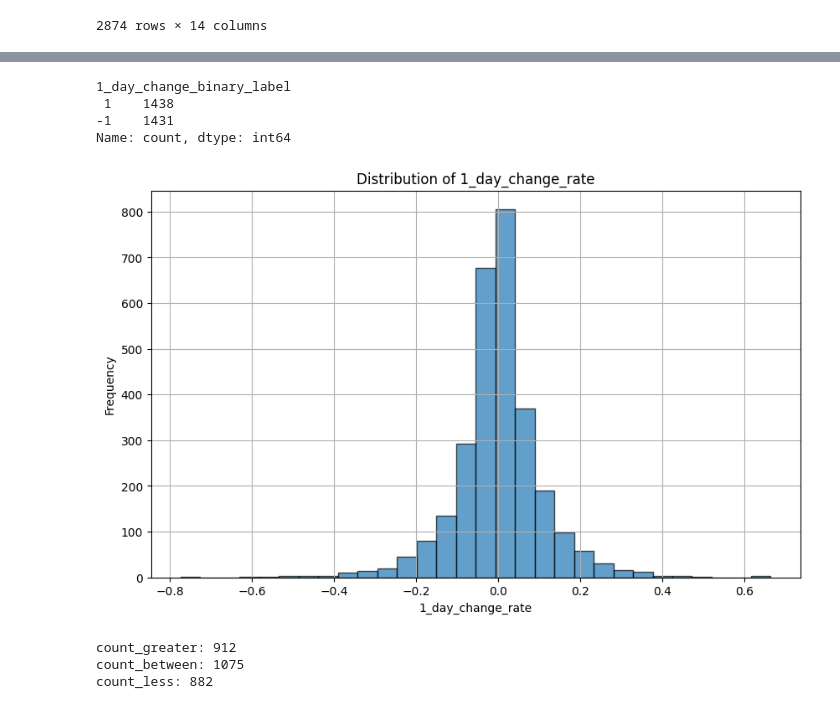
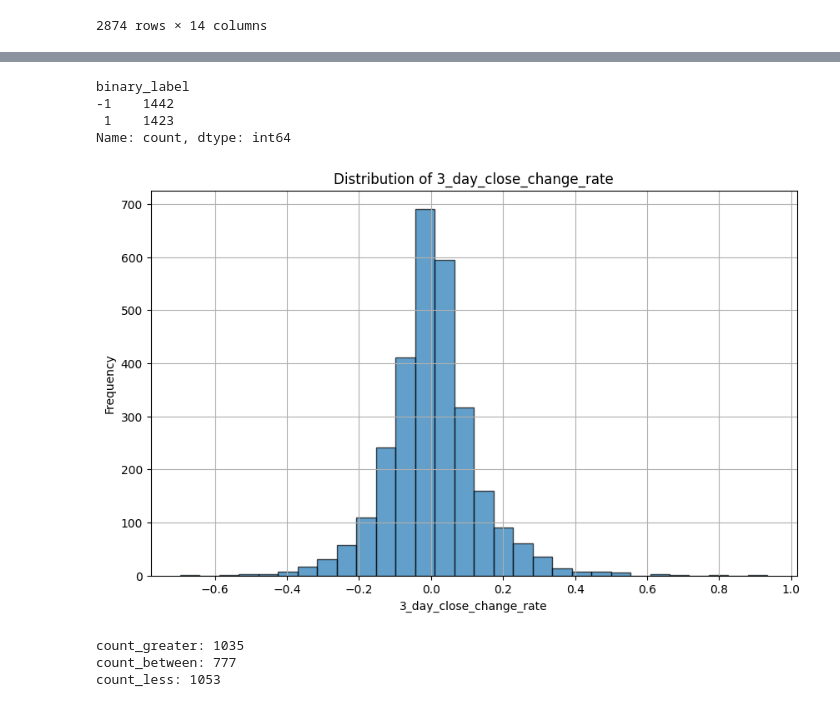
Before and after one commit to WangZiRongPraetorianGuard/earnings-call-predict-stock-price-movement, a Jupyter notebook: nasdaq_price_label.ipynb, the cells around one changed output, grey strips where cells are left out. Cells and saved outputs as stored; diff of their text form; code cells hidden in the pictures.

Commit message:
update 3 days change data

```diff
--- a/nasdaq_price_label.ipynb
+++ b/nasdaq_price_label.ipynb
@@ -123,3 +123,6 @@ new_df = new_df.drop(columns=['paragraphs0_day_close'])
 2874 rows × 14 columns
 # %%
 new_df.to_csv('scraping_data/' + formatted_date + 'nasdaq_price_volatility.csv', index=False)
+# %%
+new_df = pd.read_csv('scraping_data/20240531_nasdaq_price_volatility.csv')
+new_df
@@ -126,7 +143,8 @@ new_df.to_csv('scraping_data/' + formatted_date + 'nasdaq_price_volatility.csv',
 # %%
 cleaned_df = new_df.copy()
-cleaned_df = cleaned_df.drop(columns=['2_day_close','3_day_close','4_day_close','5_day_close','7_day_close', '14_day_close','1_month_close','2_month_close'])
-cleaned_df = cleaned_df.dropna(subset=['1_day_close'])
+calculate_col = '3_day_close'
+cleaned_df = cleaned_df.drop(columns=['2_day_close','1_day_close','4_day_close','5_day_close','7_day_close', '14_day_close','1_month_close','2_month_close'])
+cleaned_df = cleaned_df.dropna(subset=[calculate_col])
 cleaned_df = cleaned_df.reset_index(drop=True)
 cleaned_df
 # %% [output]
@@ -146,8 +164,9 @@ cleaned_df
 # %%
 # 新增 後一天change rate
-cleaned_df['1_day_change_rate'] = (cleaned_df['1_day_close'] - cleaned_df['0_day_close']) / cleaned_df['0_day_close']
+change_rate_col = calculate_col + '_change_rate'
+cleaned_df[change_rate_col] = (cleaned_df[calculate_col] - cleaned_df['0_day_close']) / cleaned_df['0_day_close']
 
 # add label
-cleaned_df['1_day_change_binary_label'] = cleaned_df['1_day_change_rate'].apply(lambda x: 1 if x > 0 else -1)
+cleaned_df['binary_label'] = cleaned_df[change_rate_col].apply(lambda x: 1 if x > 0 else -1)
 cleaned_df
 # %% [output]
@@ -167,41 +186,41 @@ cleaned_df
 # %%
-column_name = '1_day_change_binary_label'
+column_name = 'binary_label'
 value_distribution = cleaned_df[column_name].value_counts()
 print(value_distribution)
 # %% [output]
-1_day_change_binary_label
- 1    1438
--1    1431
+binary_label
+-1    1442
+ 1    1423
 Name: count, dtype: int64
 # %%
 new_df.to_csv('scraping_data/' + formatted_date + '_nasdaq_binary_label.csv', index=False)
 # %%
 import pandas as pd
 import matplotlib.pyplot as plt
 
 # 假設 cleaned_df 是你的 DataFrame
 # 繪製 1_day_change_rate 的直方圖
 plt.figure(figsize=(10, 6))
-plt.hist(cleaned_df['1_day_change_rate'], bins=30, edgecolor='k', alpha=0.7)
-plt.title('Distribution of 1_day_change_rate')
-plt.xlabel('1_day_change_rate')
+plt.hist(cleaned_df[change_rate_col], bins=30, edgecolor='k', alpha=0.7)
+plt.title('Distribution of ' + change_rate_col)
+plt.xlabel(change_rate_col)
 plt.ylabel('Frequency')
 plt.grid(True)
 plt.show()
 # %% [output]
-[figure, old version]
+[figure, new version]
 # %%
 threshold = 0.03
-count_greater = (cleaned_df['1_day_change_rate'] > threshold).sum()
-count_between = ((cleaned_df['1_day_change_rate'] < threshold) & (cleaned_df['1_day_change_rate'] > -threshold)).sum()
-count_less = (cleaned_df['1_day_change_rate'] < -threshold).sum()
+count_greater = (cleaned_df[change_rate_col] > threshold).sum()
+count_between = ((cleaned_df[change_rate_col] < threshold) & (cleaned_df[change_rate_col] > -threshold)).sum()
+count_less = (cleaned_df[change_rate_col] < -threshold).sum()
 print('count_greater:', count_greater)
 print('count_between:', count_between)
 print('count_less:', count_less)
 # %% [output]
-count_greater: 912
-count_between: 1075
-count_less: 882
+count_greater: 1035
+count_between: 777
+count_less: 1053
 # %%
 import pandas as pd
 
```
Also changed, not shown: parts of 6 cells of this notebook, 1 other file.
